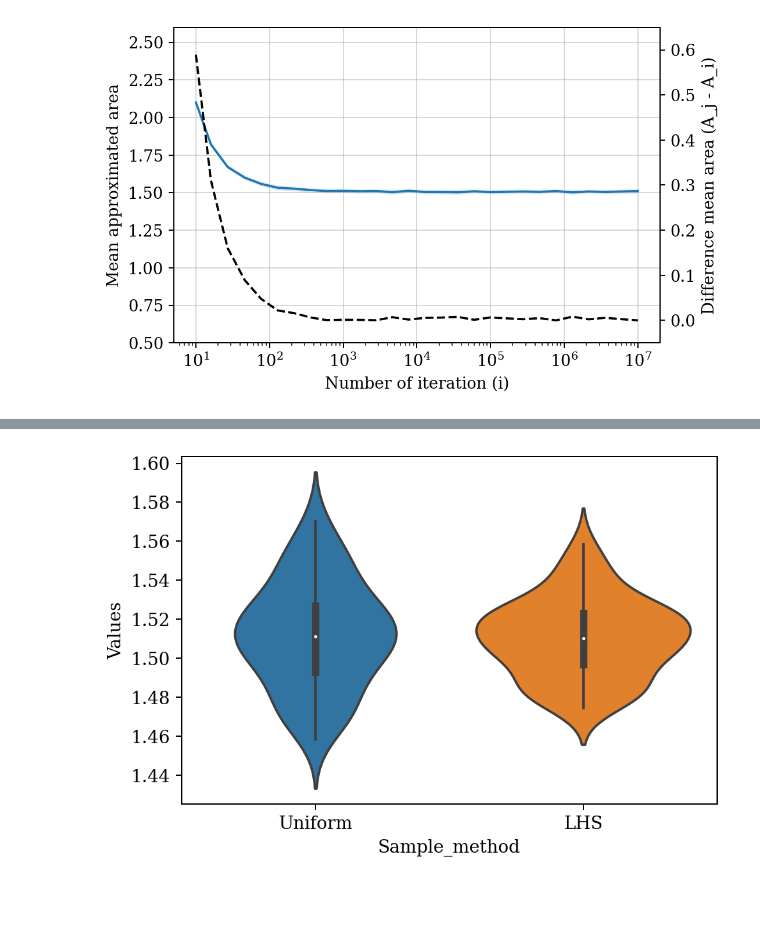
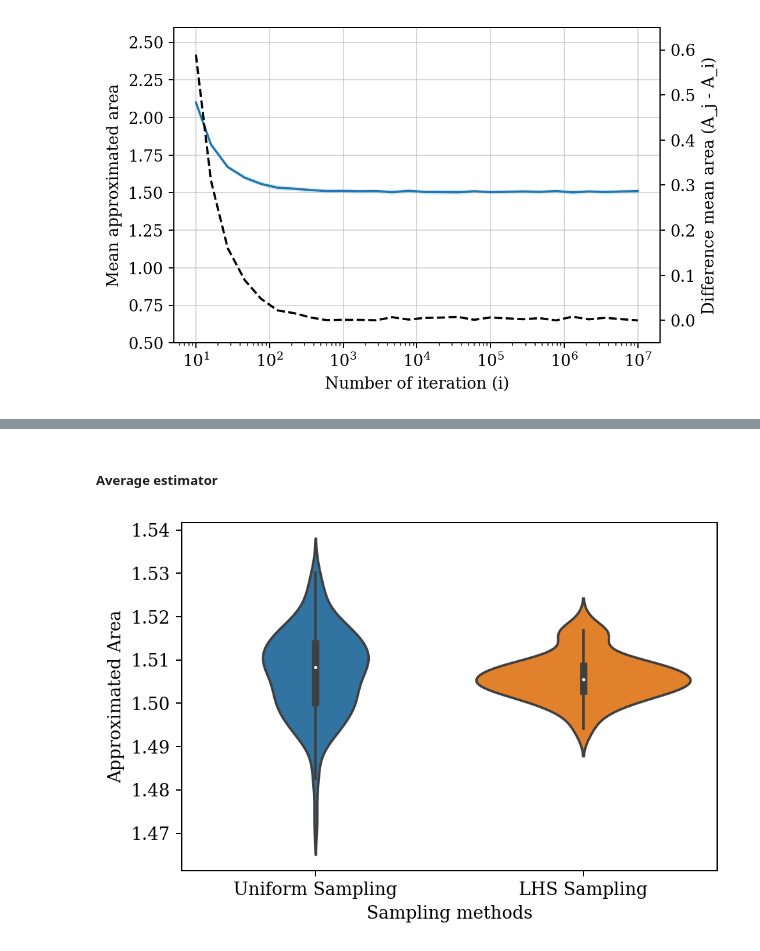
Before and after one commit to soudy/stoch-simulation-assignment1, a Jupyter notebook: notebooks/Mandelbrot_Monte_Carlo.ipynb, the cells around one changed output, grey strips where cells are left out. Cells and saved outputs as stored; diff of their text form; code cells hidden in the pictures; blank space fills up the shorter version.

```diff
--- a/notebooks/Mandelbrot_Monte_Carlo.ipynb
+++ b/notebooks/Mandelbrot_Monte_Carlo.ipynb
@@ -387,12 +413,24 @@ Plotter_I(Approx_areas_list_I_LHS, iteration_range_I_LHS)
+# %% [markdown]
+##### Average estimator
+# %%
+#Open objects to work with
+shelf = shelve.open("Final_arrays_simulations/Final_samples")
+Approx_areas_list_LHS_Av_est = shelf["Approx_area_S_10^5_I_10^4_LHS"]
+Approx_areas_list_Uni_Av_est = shelf["Approx_area_S_10^5_I_10^4_Uni"]
+shelf.close()
+
+#Put list in right format (meaning not a list of list)
+Approx_areas_list_Uni_Av_est = sum(Approx_areas_list_Uni_Av_est, [])
+Approx_areas_list_LHS_Av_est = sum(Approx_areas_list_LHS_Av_est, [])
 # %%
-#Largest value
-Values_Uniform = np.array(Approx_areas_list_I_Uni)[:,-1]
-Values_LHS = np.array(Approx_areas_list_I_LHS)[:,-1]
-Data_uniform = np.array([np.repeat("Uniform", len(Values_Uniform)), Values_Uniform])
-Data_LHS = np.array([np.repeat("LHS", len(Values_LHS)), Values_LHS])
+#Violin Plotter
+Values_Uniform = np.array(Approx_areas_list_Uni_Av_est)
+Values_LHS = np.array(Approx_areas_list_LHS_Av_est)
+Data_uniform = np.array([np.repeat("Uniform Sampling", len(Values_Uniform)), Values_Uniform])
+Data_LHS = np.array([np.repeat("LHS Sampling", len(Values_LHS)), Values_LHS])
 Data = np.concatenate([Data_uniform, Data_LHS], axis = 1)
-df = pd.DataFrame(Data.T, columns = ["Sample_method", "Values"])
-df = df.astype({"Values" : float})
-ax = sns.violinplot(x="Sample_method", y="Values", data=df)
+df = pd.DataFrame(Data.T, columns = ["Sampling methods", "Approximated Area"])
+df = df.astype({"Approximated Area" : float})
+ax = sns.violinplot(x="Sampling methods", y="Approximated Area", data=df)
 # %% [output]
-[figure, old version]
+[figure, new version]
```
Also changed, not shown: parts of 14 cells of this notebook, 3 other files.
